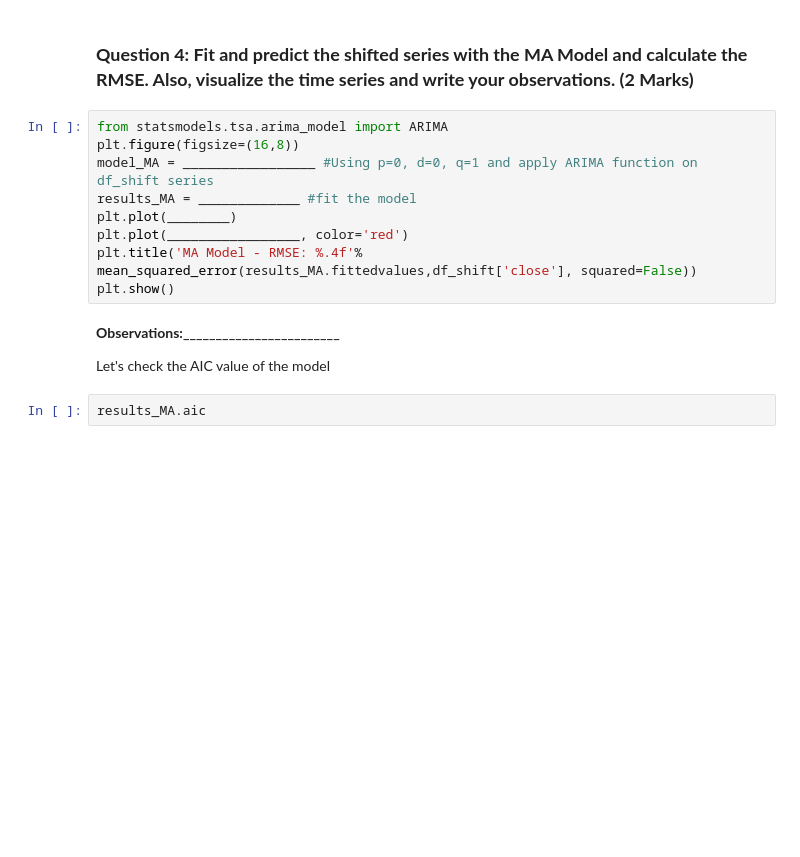
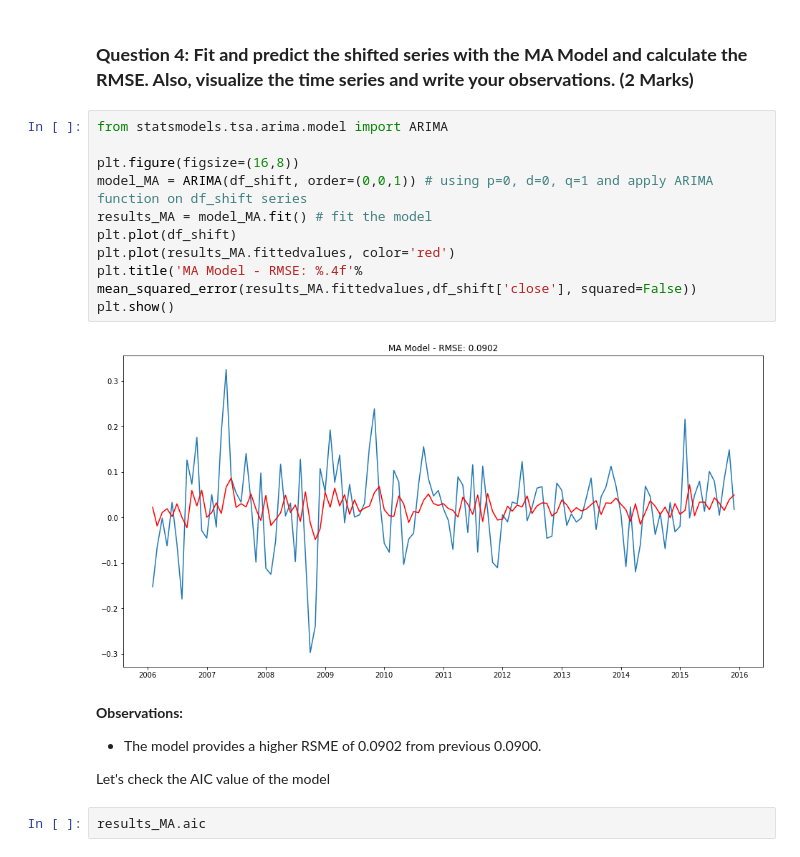
Before and after one commit to mariyaeggs/MIT_AI, a Jupyter notebook: Learner_Notebook_Project_Time_Series.ipynb, the cells around one changed output. Cells and saved outputs as stored; diff of their text form; blank space fills up the shorter version.

Commit message:
fit and predict the shifted series with the MA Model and calculate the RMSE

```diff
--- a/Learner_Notebook_Project_Time_Series.ipynb
+++ b/Learner_Notebook_Project_Time_Series.ipynb
@@ -360,16 +360,20 @@ Now, let's build MA, ARMA, and ARIMA models as well, and see if we can get a bet
 # %% [markdown]
 ### **Question 4: Fit and predict the shifted series with the MA Model and calculate the RMSE. Also, visualize the time series and write your observations. (2 Marks)**
 # %%
-from statsmodels.tsa.arima_model import ARIMA
+from statsmodels.tsa.arima.model import ARIMA
+
 plt.figure(figsize=(16,8))
-model_MA = _________________ #Using p=0, d=0, q=1 and apply ARIMA function on df_shift series
-results_MA = _____________ #fit the model
-plt.plot(________)
-plt.plot(_________________, color='red')
+model_MA = ARIMA(df_shift, order=(0,0,1)) # using p=0, d=0, q=1 and apply ARIMA function on df_shift series
+results_MA = model_MA.fit() # fit the model
+plt.plot(df_shift)
+plt.plot(results_MA.fittedvalues, color='red')
 plt.title('MA Model - RMSE: %.4f'% mean_squared_error(results_MA.fittedvalues,df_shift['close'], squared=False))
 plt.show()
+# %% [output]
+[figure, added]
 # %% [markdown]
-**Observations:________________________**
+**Observations:**
+- The model provides a higher RSME of 0.0902 from previous 0.0900.
 
 Let's check the AIC value of the model
 # %%
```
Also changed, not shown: parts of 1 cell of this notebook.
